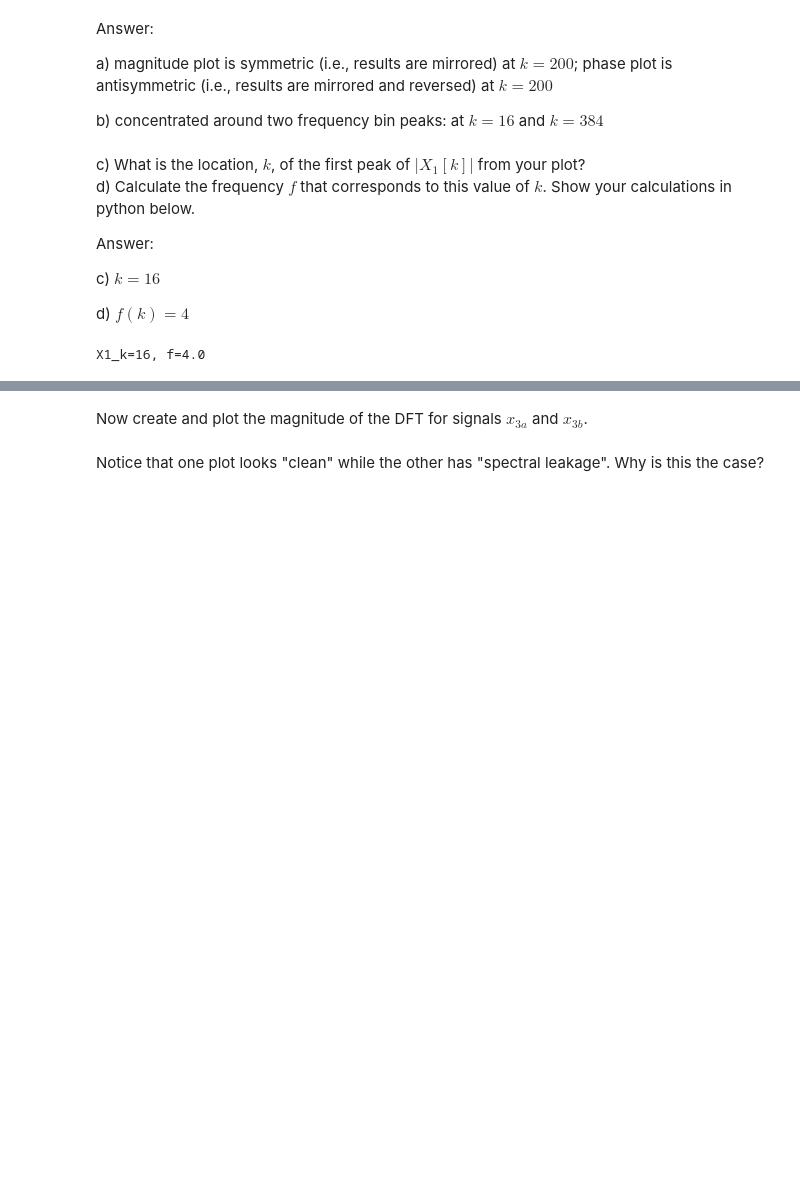
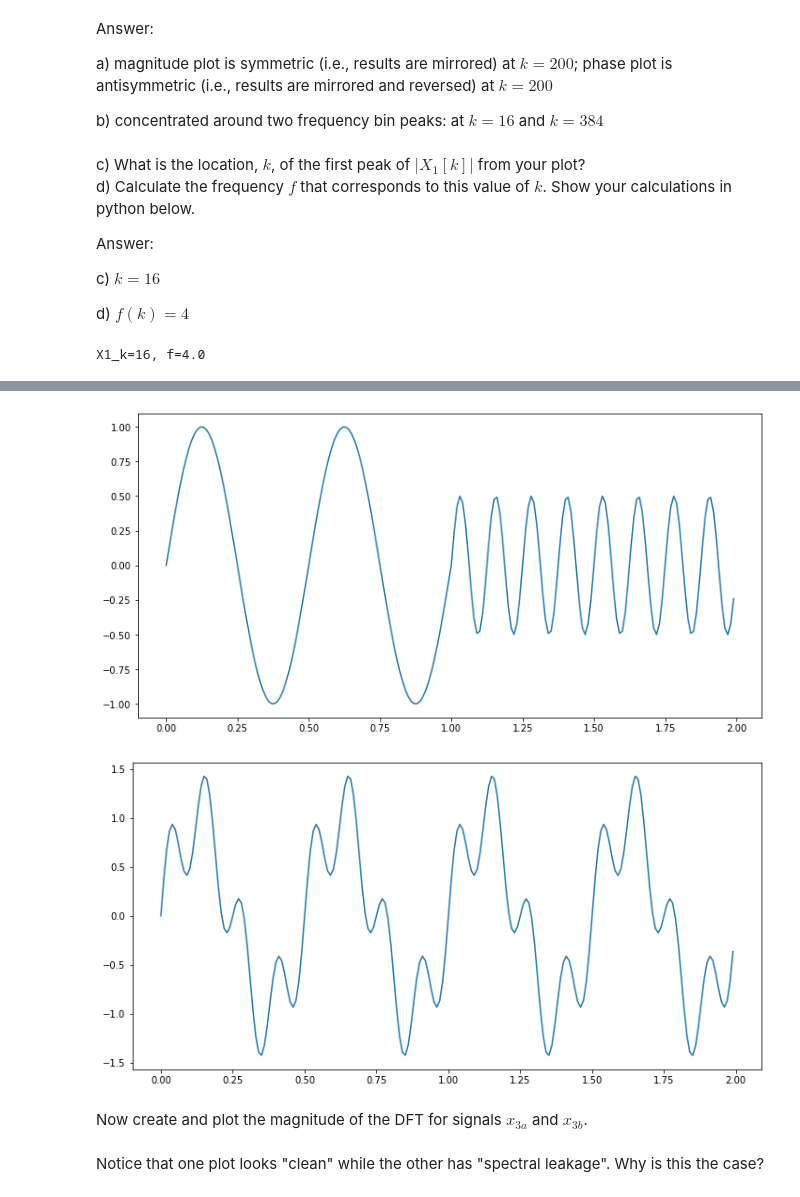
Before and after one commit to jmftrindade/digital_music_processing, a Jupyter notebook: 3_fourier/pset3.ipynb, the cells around one changed output, grey strips where cells are left out. Saved outputs shown, nothing was run; the diff lists cells and outputs as text; code cells hidden in the pictures; blank space fills up the shorter version.

```diff
--- a/3_fourier/pset3.ipynb
+++ b/3_fourier/pset3.ipynb
@@ -131,3 +127,30 @@ x3b = np.zeros(0)
+# %%
+# replace with correct answers
+
+# unit 3 "fourier1" class notes
+def make_sine(a, k, ph, N) :
+    n = np.arange(N)
+    return a * np.sin( 2 * np.pi * k / N * n + ph)
+
+t = 2
+fs = 100
+N = t * fs
+
+# x3a
+x3a = np.concatenate((make_sine(a=1, k=2, ph=0, N=int(N/2)),
+                      make_sine(a=0.5, k=8, ph=0, N=int(N/2))))
+x3a_t = np.arange(N) / fs
+plt.plot(x3a_t, x3a)
+plt.show()
+
+# x3b
+x3b = make_sine(a=1, k=4, ph=0, N=N) + make_sine(a=0.5, k=16, ph=0, N=N)
+x3b_t = np.arange(N) / fs
+plt.plot(x3b_t, x3b)
+plt.show()
+# %% [output]
+[figure, added]
+[figure, added]
 # %% [markdown]
 Now create and plot the magnitude of the DFT for signals $x_{3a}$ and $x_{3b}$.
 # %%
```
Also changed, not shown: parts of 5 cells of this notebook.
